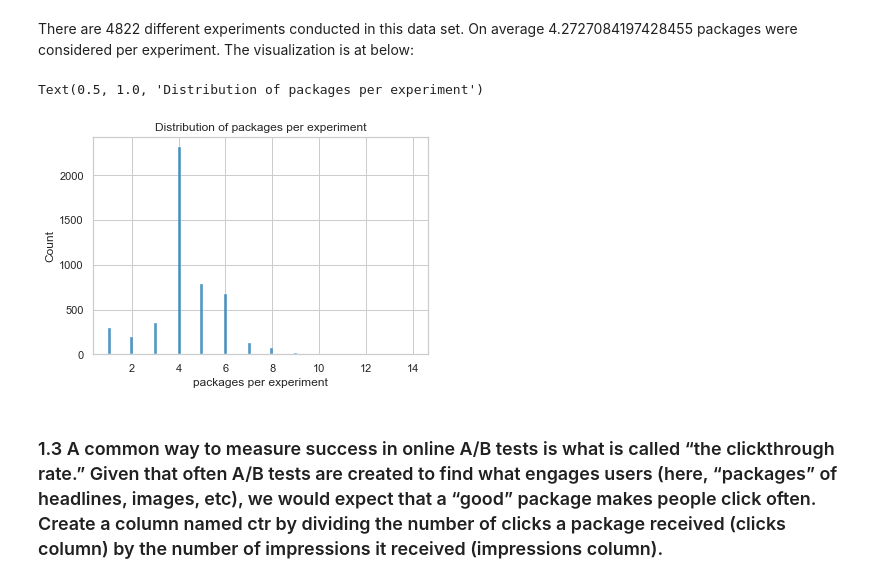
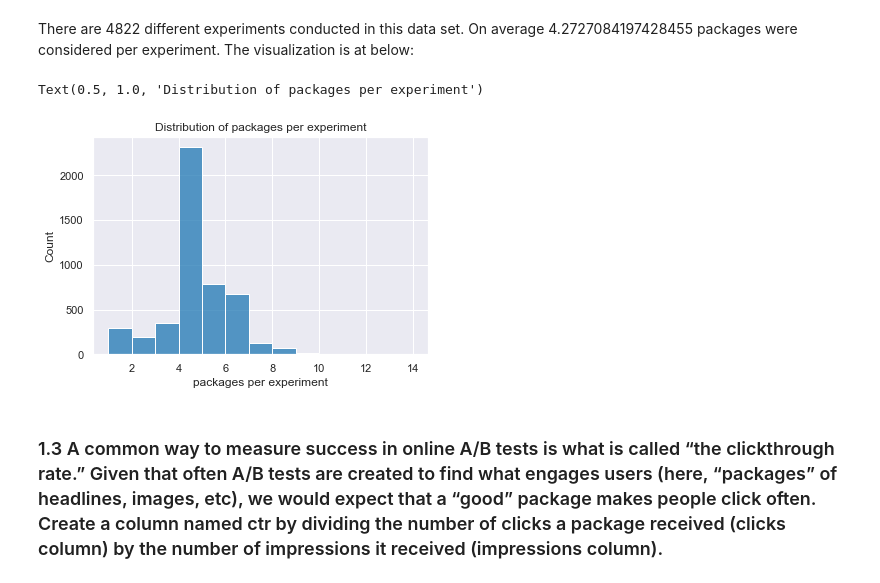
Before and after one commit to PeterYYZhang/2022, a Jupyter notebook: Homework/01 - Pandas Data Wrangling and Data Viz/hw1.ipynb, the cells around one changed output. Saved outputs shown, nothing was run; the diff lists cells and outputs as text; code cells hidden in the pictures.

```diff
--- a/Homework/01 - Pandas Data Wrangling and Data Viz/hw1.ipynb
+++ b/Homework/01 - Pandas Data Wrangling and Data Viz/hw1.ipynb
@@ -153,6 +155,7 @@ import matplotlib.pyplot as plt
 # for style of plots
 sns.set_context("notebook")
 sns.set_palette("tab10")
+sns.set_style("darkgrid")
 # %% [markdown]
 ### 1.1 Load the data into memory using pandas and print the first lines to get a sense of it.
 # %%
@@ -183,13 +191,14 @@ There are 4822 different experiments conducted in this data set.
 On average 4.2727084197428455 packages were considered per experiment.
 The visualization is at below:
 # %%
+# figure of distribution of package experiment
 for_distribution = data.groupby('clickability_test_id').count()
-sns.histplot(data=for_distribution['created_at'], bins=100)
+sns.histplot(data=for_distribution['created_at'], binwidth=1)
 plt.xlabel('packages per experiment')
 plt.title('Distribution of packages per experiment')
 # %% [output]
 Text(0.5, 1.0, 'Distribution of packages per experiment')
-[figure, old version]
+[figure, new version]
 # %% [markdown]
 ### 1.3 A common way to measure success in online A/B tests is what is called “the clickthrough rate.” Given that often A/B tests are created to find what engages users (here, “packages” of headlines, images, etc), we would expect that a “good” package makes people click often. Create a column named ctr by dividing the number of clicks a package received (clicks column) by the number of impressions it received (impressions column).
 # %%
```
Also changed, not shown: parts of 110 cells of this notebook, 1 other file.
